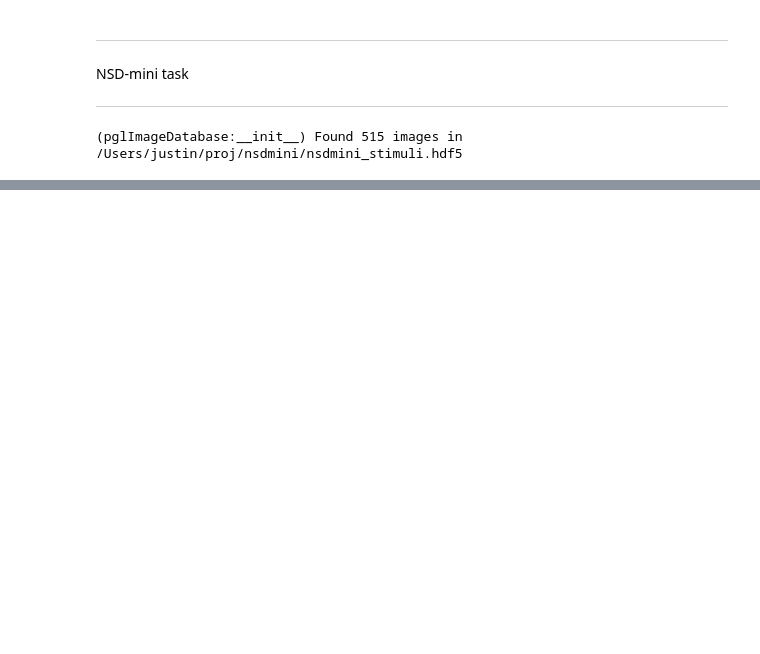
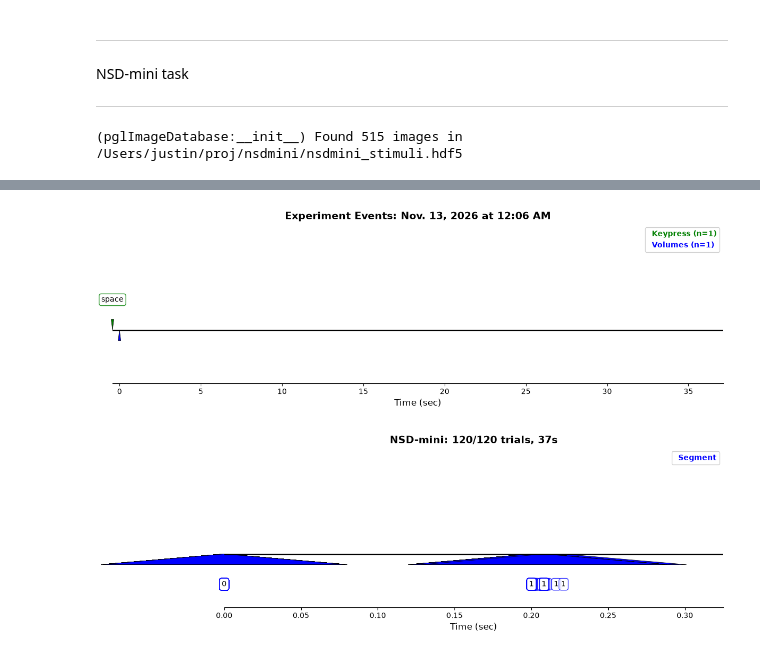
Before and after one commit to justingardner/pgl, a Jupyter notebook: tutorials/nsdmini.ipynb, the cells around one changed output, grey strips where cells are left out. Cells and saved outputs as stored; diff of their text form; code cells hidden in the pictures; blank space fills up the shorter version.

Commit message:
Task ready

```diff
--- a/tutorials/nsdmini.ipynb
+++ b/tutorials/nsdmini.ipynb
@@ -309,15 +306,16 @@ class pglNSDMiniTask(pglTask):
 
         return np.asarray(trialOrdering, dtype=int)
 # %%
-e = pglExperiment(pgl,experimentName='nsd-mini')
-
-nsdMiniTask = pglNSDMiniTask(pgl, tr=1.5, runNum=0)
+subjectID='s00000'
+e = pglExperiment(pgl,experimentName='nsd-mini',subjectID=subjectID)
+nsdMiniTask = pglNSDMiniTask(pgl, tr=1.5, runNum=None)
 e.addTask(nsdMiniTask)
 # %% [output]
 (pglImageDatabase:__init__) Found 515 images in /Users/justin/proj/nsdmini/nsdmini_stimuli.hdf5
 # %%
 e.initScreen()
 e.run()
+e.display()
 # %% [output]
 runNum: 0
 [ -1  -1  -1  -1  -1 134 502 511 428 194 448 402 506 307 466 424 201 194
@@ -338,0 +337,2 @@ nTrials=120 nVols=241 runLen=180.0s
+[figure, added]
+[figure, added]
```
Also changed, not shown: parts of 3 cells of this notebook.
